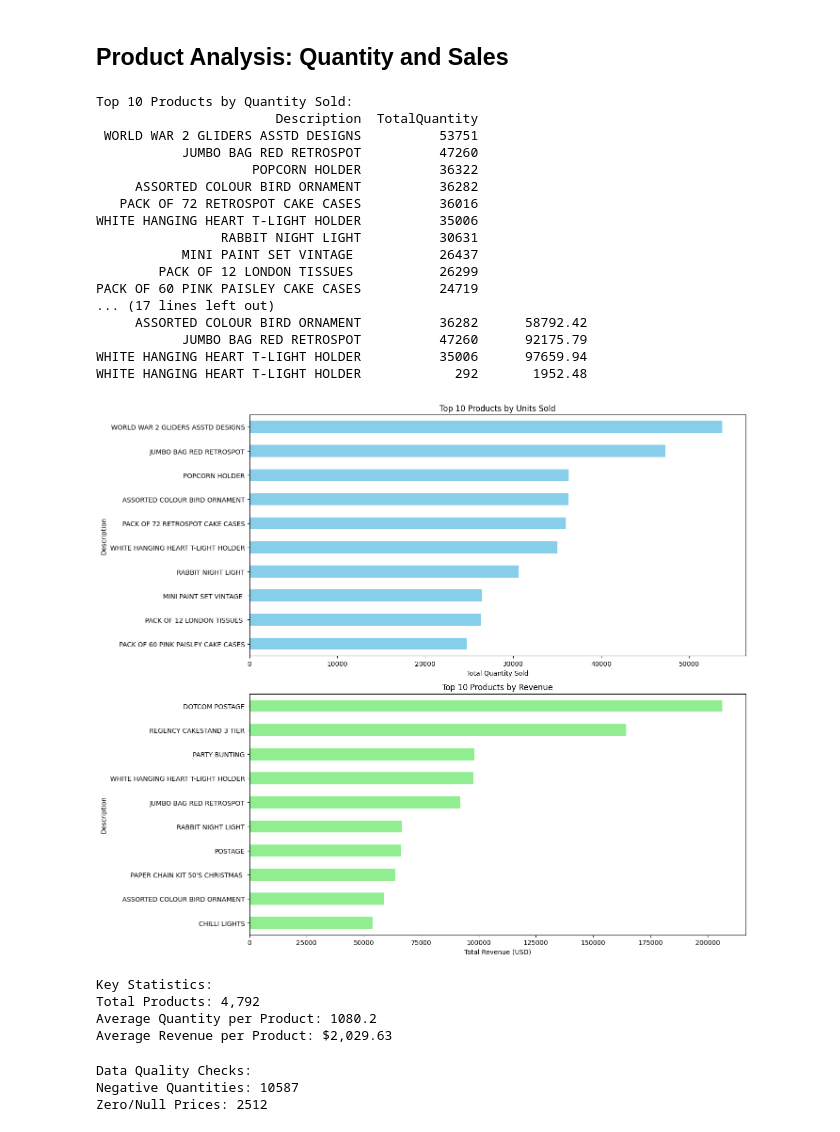
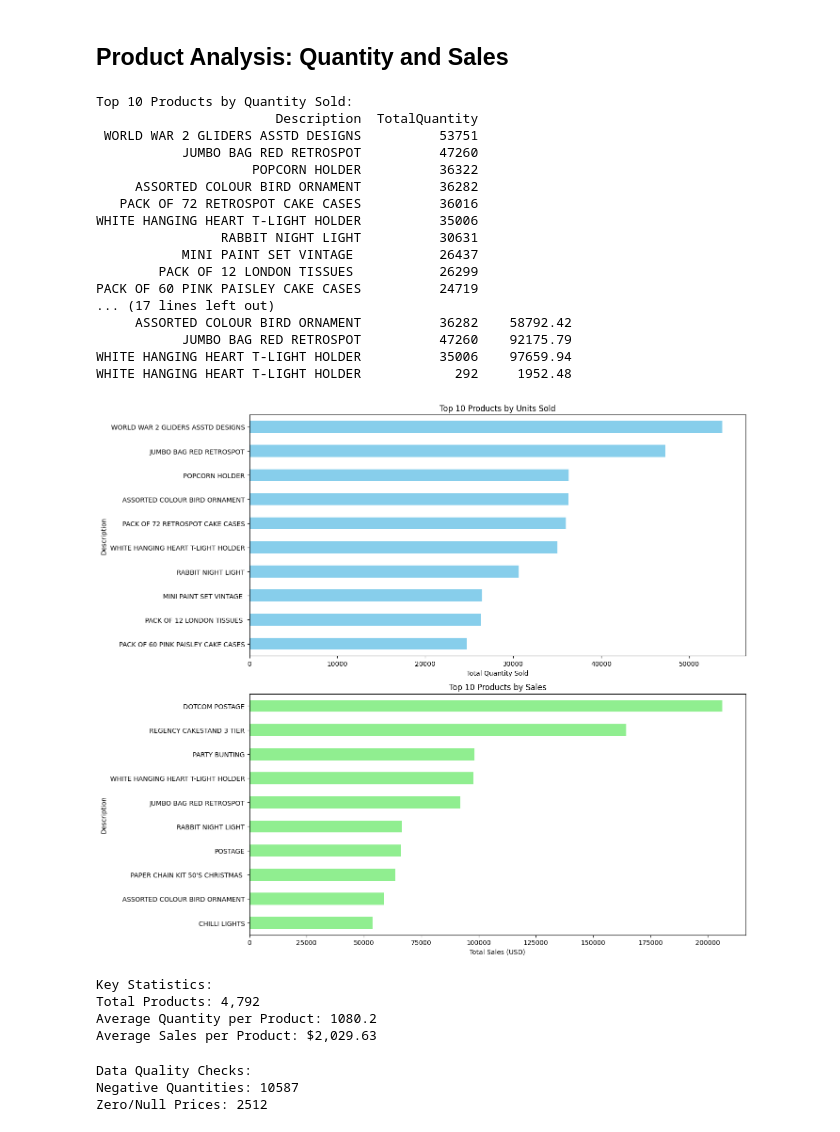
Before and after one commit to The-mimi/Copy-of-online-retail, a Jupyter notebook: Copy_of_online_retail.ipynb, the cells around one changed output. Saved outputs shown, nothing was run; the diff lists cells and outputs as text; code cells hidden in the pictures.

```diff
--- a/Copy_of_online_retail.ipynb
+++ b/Copy_of_online_retail.ipynb
@@ -171,15 +169,15 @@ Summary Statistics:
 # %% [markdown]
 ## **Product Analysis: Quantity and Sales**
 # %%
-# Top 10 best-selling items by quantity and revenue
+# Top 10 best-selling items by quantity and sales
 
 # Calculate total revenue per transaction line
-df['TotalRevenue'] = df['Quantity'] * df['UnitPrice']
+df['TotalSales'] = df['Quantity'] * df['UnitPrice']
 
 # Group by product and aggregate metrics
 product_analysis = df.groupby(['StockCode', 'Description']).agg(
     TotalQuantity=('Quantity', 'sum'),
-    TotalRevenue=('TotalRevenue', 'sum')
+    TotalSales=('TotalSales', 'sum')
 ).reset_index()
 
 # Top 10 by Quantity Sold
@@ -188,20 +186,18 @@ print("Top 10 Products by Quantity Sold:")
 print(top10_quantity.to_string(index=False))
 
 # Top 10 by Revenue Generated
-top10_revenue = product_analysis.nlargest(10, 'TotalRevenue')[['Description', 'TotalRevenue']]
-print("\nTop 10 Products by Revenue:")
-print(top10_revenue.to_string(index=False))
+top10_sales = product_analysis.nlargest(10, 'TotalSales')[['Description', 'TotalSales']]
+print("\nTop 10 Products by Sales:")
+print(top10_sales.to_string(index=False))
 
 # Combined Analysis (Products in Both Top 10s)
 combined_top = product_analysis[
     product_analysis['Description'].isin(top10_quantity['Description']) &
-    product_analysis['Description'].isin(top10_revenue['Description'])
+    product_analysis['Description'].isin(top10_sales['Description'])
 ]
 print("\nProducts Appearing in Both Top 10 Lists:")
-print(combined_top[['Description', 'TotalQuantity', 'TotalRevenue']].to_string(index=False))
+print(combined_top[['Description', 'TotalQuantity', 'TotalSales']].to_string(index=False))
 
-
-import matplotlib.pyplot as plt
 
 fig, ax = plt.subplots(2, 1, figsize=(14, 12))
 
@@ -212,11 +208,11 @@ top10_quantity.plot(kind='barh', y='TotalQuantity', x='Description',
 ax[0].set_xlabel('Total Quantity Sold')
 ax[0].invert_yaxis()
 
-# Revenue Chart
-top10_revenue.plot(kind='barh', y='TotalRevenue', x='Description',
-                   ax=ax[1], title='Top 10 Products by Revenue',
+#Sales Chart
+top10_sales.plot(kind='barh', y='TotalSales', x='Description',
+                   ax=ax[1], title='Top 10 Products by Sales',
                    legend=False, color='lightgreen')
-ax[1].set_xlabel('Total Revenue (USD)')
+ax[1].set_xlabel('Total Sales (USD)')
 ax[1].invert_yaxis()
 
 plt.tight_layout()
@@ -226,7 +222,7 @@ plt.show()
 print("\nKey Statistics:")
 print(f"Total Products: {len(product_analysis):,}")
 print(f"Average Quantity per Product: {product_analysis['TotalQuantity'].mean():.1f}")
-print(f"Average Revenue per Product: ${product_analysis['TotalRevenue'].mean():,.2f}")
+print(f"Average Sales per Product: ${product_analysis['TotalSales'].mean():,.2f}")
 # %% [output]
 Top 10 Products by Quantity Sold:
                        Description  TotalQuantity
@@ -248,8 +244,8 @@ WHITE HANGING HEART T-LIGHT HOLDER            292       1952.48
-[figure, old version]
+[figure, new version]
 Key Statistics:
 Total Products: 4,792
 Average Quantity per Product: 1080.2
-Average Revenue per Product: $2,029.63
+Average Sales per Product: $2,029.63
 # %%
 # Check for negative quantities/prices- Total returned items
 print("\nData Quality Checks:")
```
Also changed, not shown: parts of 12 cells of this notebook.
